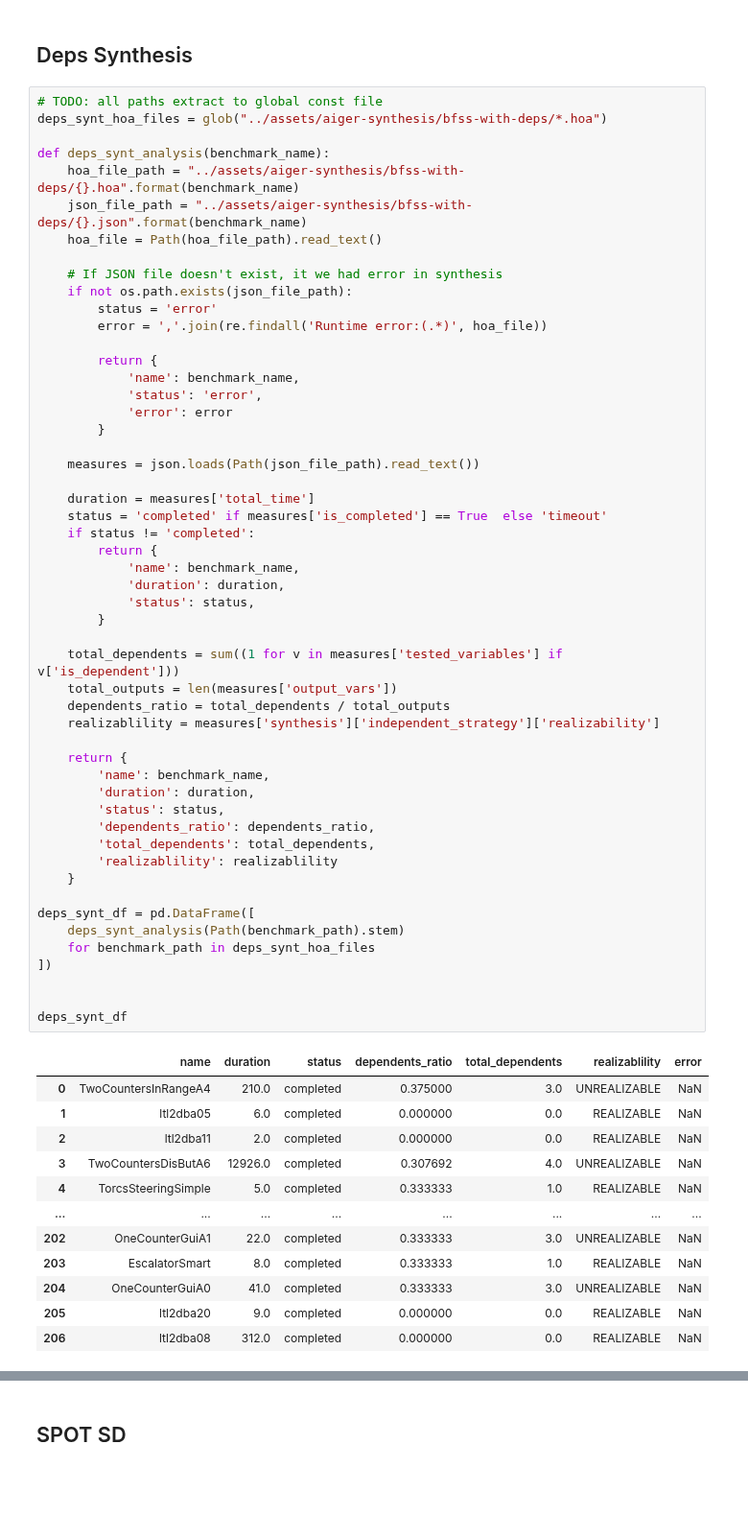
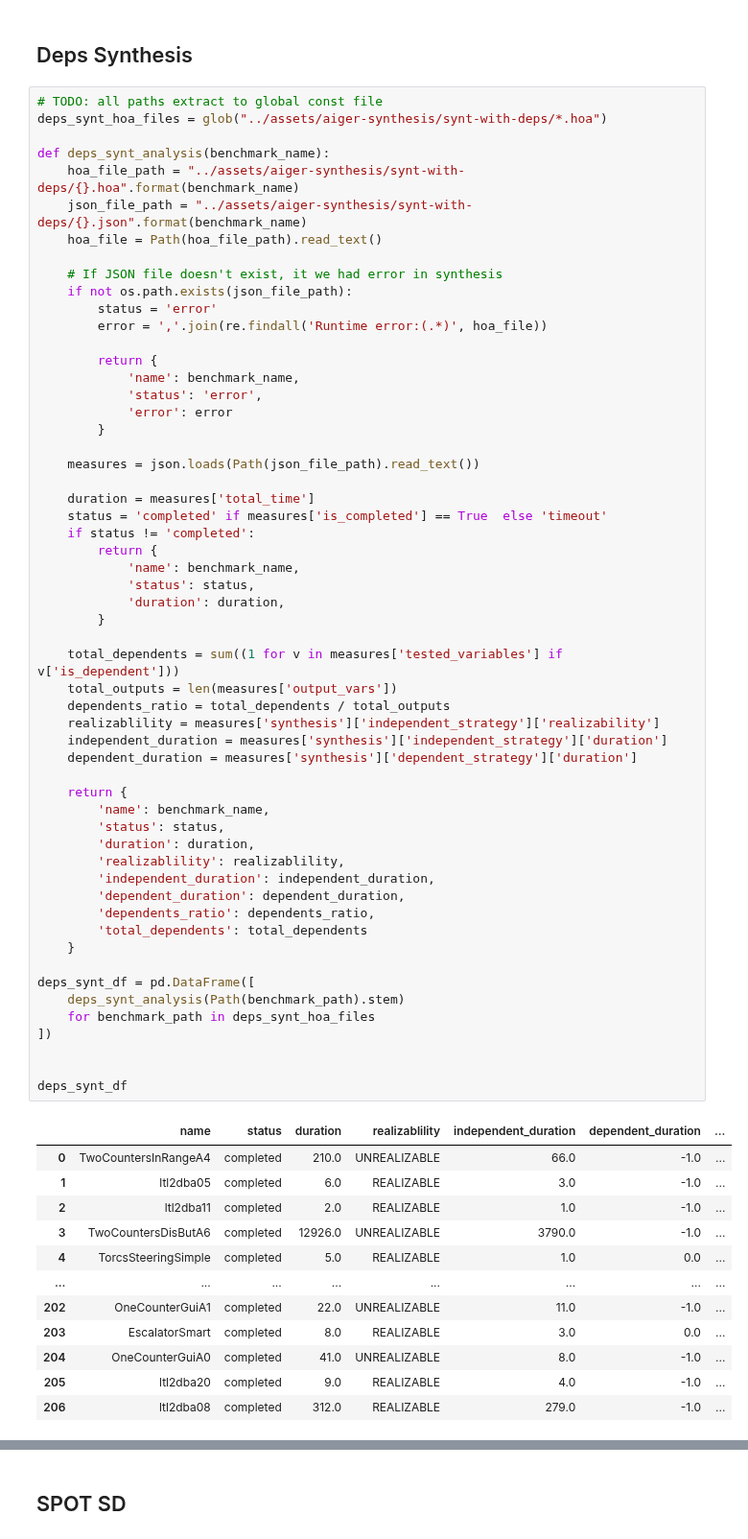
Before and after one commit to eliyaoo32/DepSynt, a Jupyter notebook: notebooks/synthesis-result.ipynb, the cells around one changed output, grey strips where cells are left out. Shown at 96% size. Saved outputs shown, nothing was run; the diff lists cells and outputs as text; blank space fills up the shorter version.

Commit message:
Add a an additional synt tool

```diff
--- a/notebooks/synthesis-result.ipynb
+++ b/notebooks/synthesis-result.ipynb
@@ -39,11 +39,11 @@ TIMEOUT_MS = seconds_to_ms(60*39) # 39 minutes
 ## Deps Synthesis
 # %%
 # TODO: all paths extract to global const file
-deps_synt_hoa_files = glob("../assets/aiger-synthesis/bfss-with-deps/*.hoa")
+deps_synt_hoa_files = glob("../assets/aiger-synthesis/synt-with-deps/*.hoa")
 
 def deps_synt_analysis(benchmark_name):
-    hoa_file_path = "../assets/aiger-synthesis/bfss-with-deps/{}.hoa".format(benchmark_name)
-    json_file_path = "../assets/aiger-synthesis/bfss-with-deps/{}.json".format(benchmark_name)
+    hoa_file_path = "../assets/aiger-synthesis/synt-with-deps/{}.hoa".format(benchmark_name)
+    json_file_path = "../assets/aiger-synthesis/synt-with-deps/{}.json".format(benchmark_name)
     hoa_file = Path(hoa_file_path).read_text()
 
     # If JSON file doesn't exist, it we had error in synthesis
@@ -59,46 +59,50 @@ def deps_synt_analysis(benchmark_name):
 
     measures = json.loads(Path(json_file_path).read_text())
 
     duration = measures['total_time']
     status = 'completed' if measures['is_completed'] == True  else 'timeout'
     if status != 'completed':
         return {
             'name': benchmark_name,
+            'status': status,
             'duration': duration,
-            'status': status,
         }
 
     total_dependents = sum((1 for v in measures['tested_variables'] if v['is_dependent']))
     total_outputs = len(measures['output_vars'])
     dependents_ratio = total_dependents / total_outputs
     realizablility = measures['synthesis']['independent_strategy']['realizability']
+    independent_duration = measures['synthesis']['independent_strategy']['duration']
+    dependent_duration = measures['synthesis']['dependent_strategy']['duration']
 
     return {
         'name': benchmark_name,
+        'status': status,
         'duration': duration,
-        'status': status,
+        'realizablility': realizablility,
+        'independent_duration': independent_duration,
+        'dependent_duration': dependent_duration,
         'dependents_ratio': dependents_ratio,
-        'total_dependents': total_dependents,
-        'realizablility': realizablility
+        'total_dependents': total_dependents
     }
 
 deps_synt_df = pd.DataFrame([
     deps_synt_analysis(Path(benchmark_path).stem)
     for benchmark_path in deps_synt_hoa_files
 ])
 
 
 deps_synt_df
 # %% [output]
-|  | name | duration | status | dependents_ratio | total_dependents | realizablility | error |
-| 0 | TwoCountersInRangeA4 | 210.0 | completed | 0.375000 | 3.0 | UNREALIZABLE | NaN |
-| 1 | ltl2dba05 | 6.0 | completed | 0.000000 | 0.0 | REALIZABLE | NaN |
-| 2 | ltl2dba11 | 2.0 | completed | 0.000000 | 0.0 | REALIZABLE | NaN |
-| 3 | TwoCountersDisButA6 | 12926.0 | completed | 0.307692 | 4.0 | UNREALIZABLE | NaN |
-| 4 | TorcsSteeringSimple | 5.0 | completed | 0.333333 | 1.0 | REALIZABLE | NaN |
+|  | name | status | duration | realizablility | independent_duration | dependent_duration | ... |
+| 0 | TwoCountersInRangeA4 | completed | 210.0 | UNREALIZABLE | 66.0 | -1.0 | ... |
+| 1 | ltl2dba05 | completed | 6.0 | REALIZABLE | 3.0 | -1.0 | ... |
+| 2 | ltl2dba11 | completed | 2.0 | REALIZABLE | 1.0 | -1.0 | ... |
+| 3 | TwoCountersDisButA6 | completed | 12926.0 | UNREALIZABLE | 3790.0 | -1.0 | ... |
+| 4 | TorcsSteeringSimple | completed | 5.0 | REALIZABLE | 1.0 | 0.0 | ... |
 | ... | ... | ... | ... | ... | ... | ... | ... |
-| 202 | OneCounterGuiA1 | 22.0 | completed | 0.333333 | 3.0 | UNREALIZABLE | NaN |
-| 203 | EscalatorSmart | 8.0 | completed | 0.333333 | 1.0 | REALIZABLE | NaN |
-| 204 | OneCounterGuiA0 | 41.0 | completed | 0.333333 | 3.0 | UNREALIZABLE | NaN |
-| 205 | ltl2dba20 | 9.0 | completed | 0.000000 | 0.0 | REALIZABLE | NaN |
-| 206 | ltl2dba08 | 312.0 | completed | 0.000000 | 0.0 | REALIZABLE | NaN |
+| 202 | OneCounterGuiA1 | completed | 22.0 | UNREALIZABLE | 11.0 | -1.0 | ... |
+| 203 | EscalatorSmart | completed | 8.0 | REALIZABLE | 3.0 | 0.0 | ... |
+| 204 | OneCounterGuiA0 | completed | 41.0 | UNREALIZABLE | 8.0 | -1.0 | ... |
+| 205 | ltl2dba20 | completed | 9.0 | REALIZABLE | 4.0 | -1.0 | ... |
+| 206 | ltl2dba08 | completed | 312.0 | REALIZABLE | 279.0 | -1.0 | ... |
```
Also changed, not shown: parts of 16 cells of this notebook, 1 other file.
